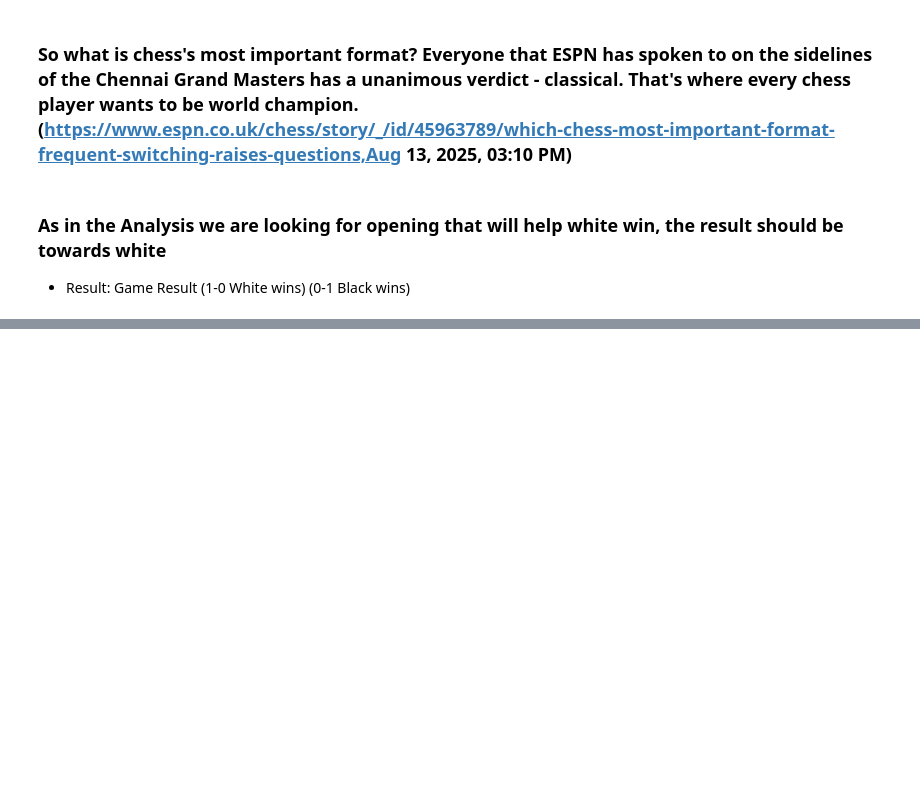
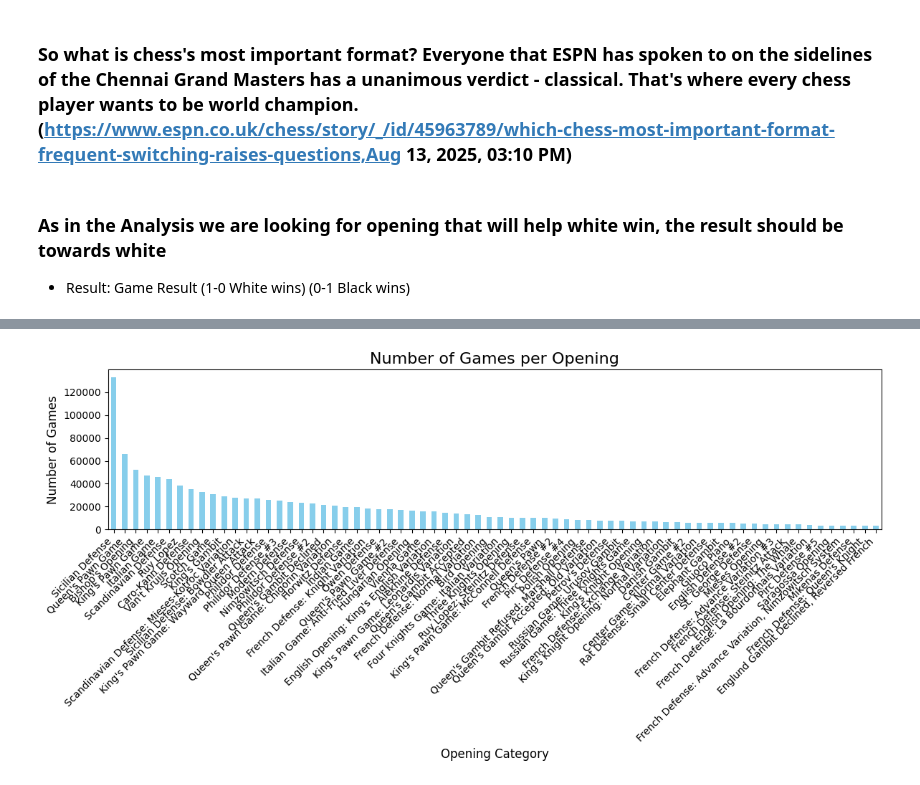
Before and after one commit to husnainn22/Chess-opening-analysis, a Jupyter notebook: chess.ipynb, the cells around one changed output, grey strips where cells are left out. Cells and saved outputs as stored; diff of their text form; code cells hidden in the pictures; blank space fills up the shorter version.

```diff
--- a/chess.ipynb
+++ b/chess.ipynb
@@ -139,0 +253,5 @@ final_df.head(10)
+# %%
+opening_df_new = opening_df[opening_df["games"] >= 3000]
+openings_list = opening_df_new.index.tolist()
+
+len(openings_list)
@@ -139,0 +264,17 @@ final_df.head(10)
+# %%
+import numpy as np
+
+#https://www.chess.com/openings most common openings
+
+# List of most common named chess openings
+common_openings = openings_list
+
+
+# Generate conditions for np.select
+conditions = [df_event['Opening'].str.contains(opening, case=False, na=False) for opening in common_openings]
+
+# Apply mapping
+df_event['Opening_Category'] = np.select(conditions, common_openings, default='Other')
+
+# Quick check
+print(df_event['Opening_Category'].value_counts())
@@ -139,0 +295,2 @@ final_df.head(10)
+# %%
+final_df = df_event[df_event['Opening_Category'] != 'Other'].copy()
@@ -139,0 +306,17 @@ final_df.head(10)
+# %%
+import matplotlib.pyplot as plt
+
+# Count how many games per opening category
+opening_counts = final_df['Opening_Category'].value_counts()
+
+# Plot bar chart
+plt.figure(figsize=(12,6))
+opening_counts.plot(kind='bar', color='skyblue')
+plt.title('Number of Games per Opening', fontsize=16)
+plt.xlabel('Opening Category', fontsize=12)
+plt.ylabel('Number of Games', fontsize=12)
+plt.xticks(rotation=45, ha='right')
+plt.tight_layout()
+plt.show()
+# %% [output]
+[figure, added]
```
Also changed, not shown: parts of 28 cells of this notebook.
